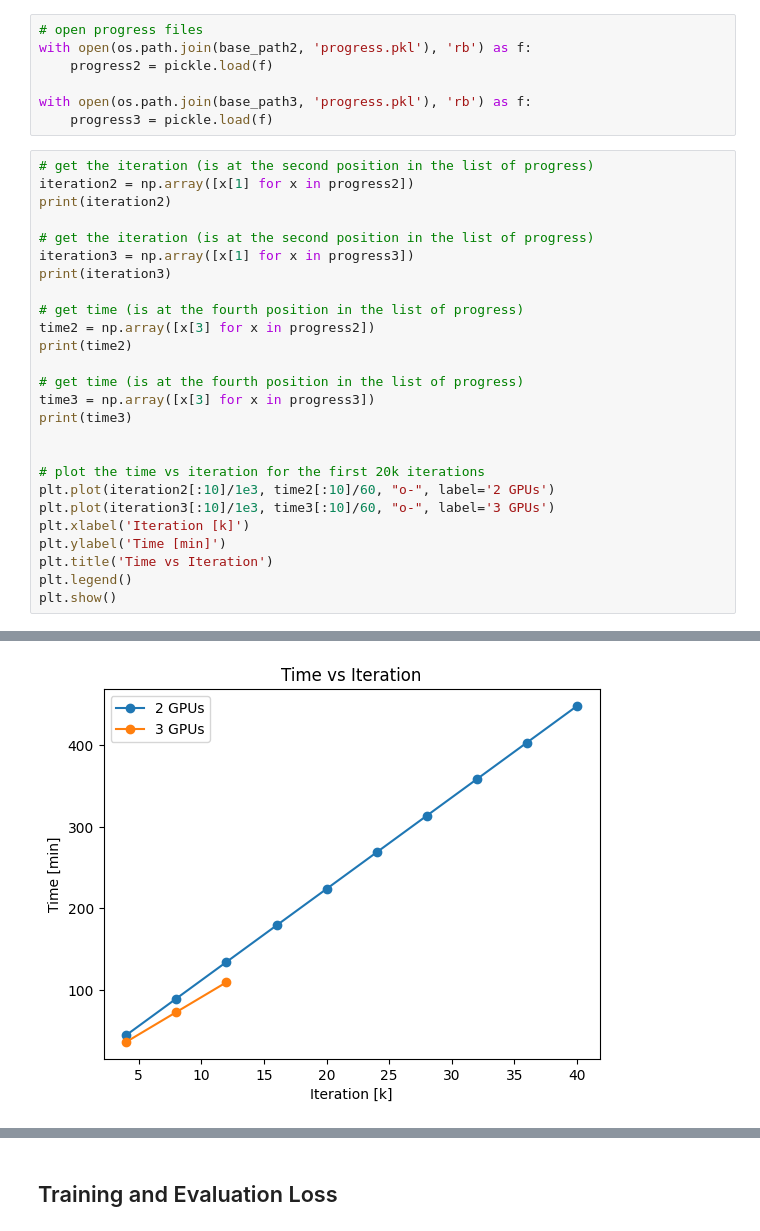
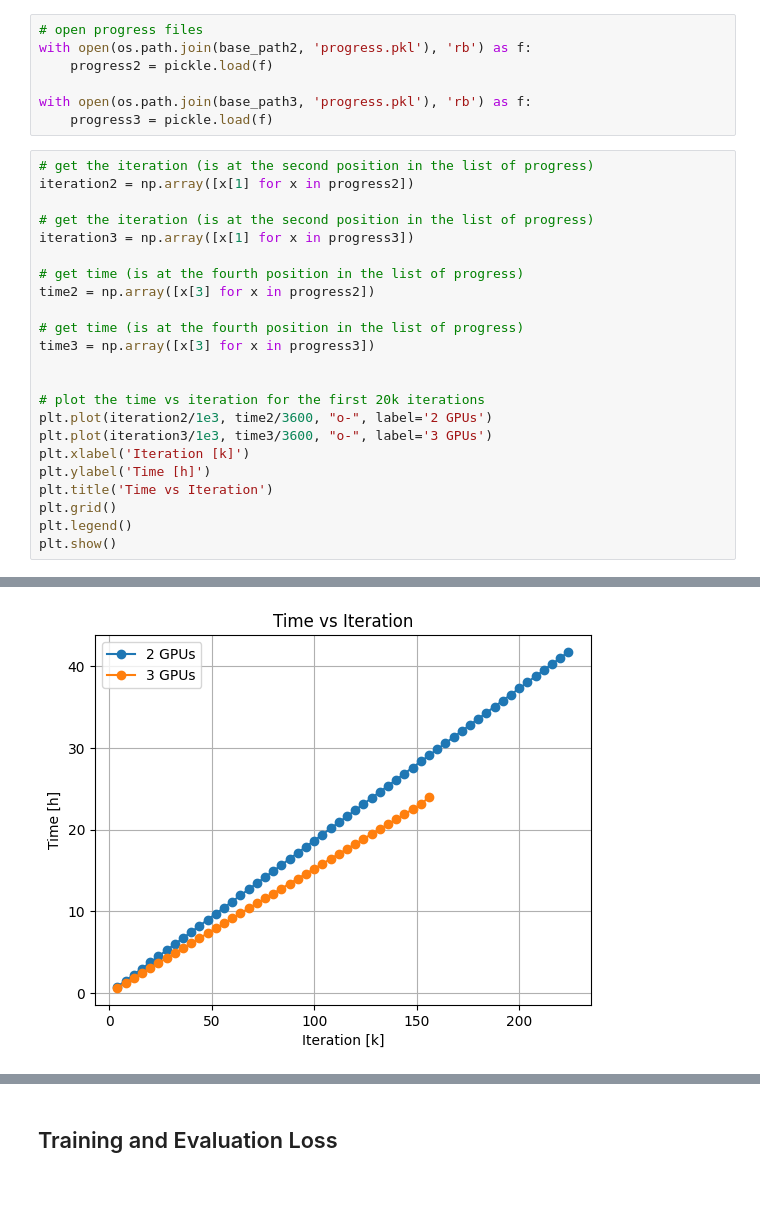
Before and after one commit to Ironmomo/SpeakerVerificationBA, a Jupyter notebook: pretraining/utilities/progress.ipynb, the cells around one changed output, grey strips where cells are left out. Cells and saved outputs as stored; diff of their text form; blank space fills up the shorter version.

```diff
--- a/pretraining/utilities/progress.ipynb
+++ b/pretraining/utilities/progress.ipynb
@@ -69,27 +89,24 @@ with open(os.path.join(base_path3, 'progress.pkl'), 'rb') as f:
 # %%
 # get the iteration (is at the second position in the list of progress)
 iteration2 = np.array([x[1] for x in progress2])
-print(iteration2)
 
 # get the iteration (is at the second position in the list of progress)
 iteration3 = np.array([x[1] for x in progress3])
-print(iteration3)
 
 # get time (is at the fourth position in the list of progress)
 time2 = np.array([x[3] for x in progress2])
-print(time2)
 
 # get time (is at the fourth position in the list of progress)
 time3 = np.array([x[3] for x in progress3])
-print(time3)
 
 
 # plot the time vs iteration for the first 20k iterations
-plt.plot(iteration2[:10]/1e3, time2[:10]/60, "o-", label='2 GPUs')
-plt.plot(iteration3[:10]/1e3, time3[:10]/60, "o-", label='3 GPUs')
+plt.plot(iteration2/1e3, time2/3600, "o-", label='2 GPUs')
+plt.plot(iteration3/1e3, time3/3600, "o-", label='3 GPUs')
 plt.xlabel('Iteration [k]')
-plt.ylabel('Time [min]')
+plt.ylabel('Time [h]')
 plt.title('Time vs Iteration')
+plt.grid()
 plt.legend()
 plt.show()
 # %% [output]
@@ -113 +113 @@ plt.show()
-[figure, old version]
+[figure, new version]
```
Also changed, not shown: parts of 7 cells of this notebook, 1 other file.
